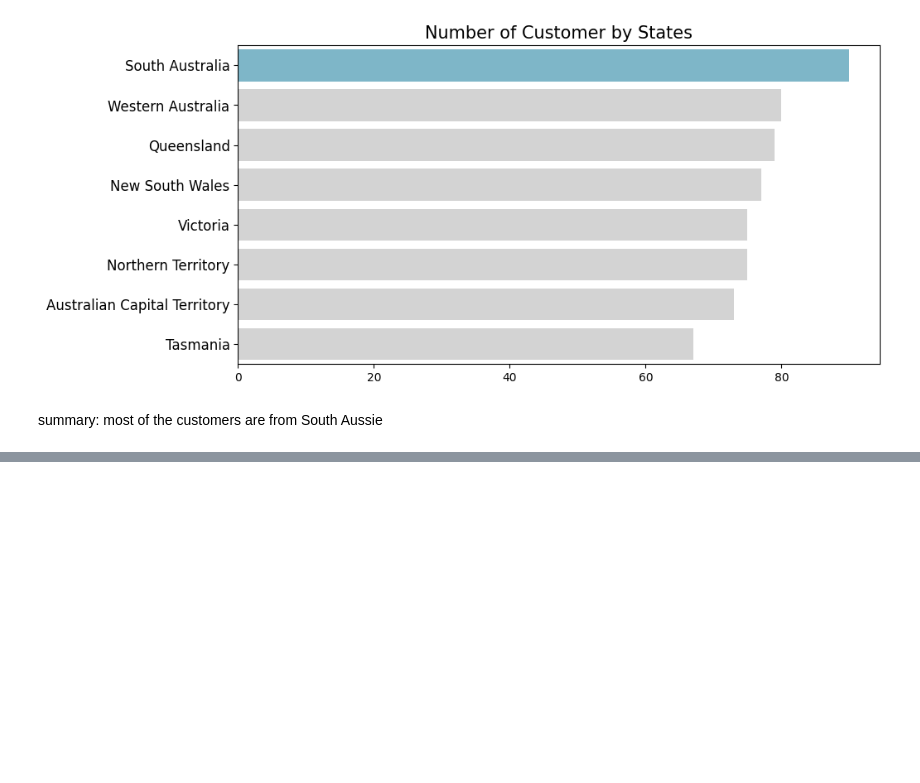
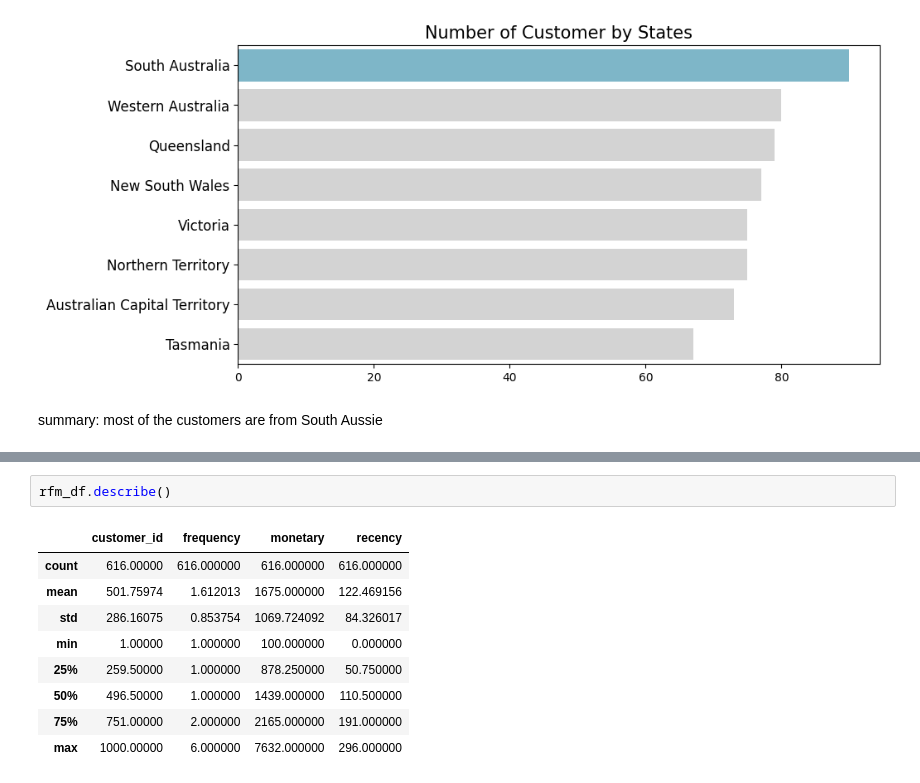
Before and after one commit to mdchrysan/shopping-analysis, a Jupyter notebook: shoppingcart_practice.ipynb, the cells around one changed output, grey strips where cells are left out. Cells and saved outputs as stored; diff of their text form; blank space fills up the shorter version.

```diff
--- a/shoppingcart_practice.ipynb
+++ b/shoppingcart_practice.ipynb
@@ -1069,0 +1115,12 @@ summary: most of the customers are from South Aussie
+# %%
+rfm_df.describe()
+# %% [output]
+|  | customer_id | frequency | monetary | recency |
+| count | 616.00000 | 616.000000 | 616.000000 | 616.000000 |
+| mean | 501.75974 | 1.612013 | 1675.000000 | 122.469156 |
+| std | 286.16075 | 0.853754 | 1069.724092 | 84.326017 |
+| min | 1.00000 | 1.000000 | 100.000000 | 0.000000 |
+| 25% | 259.50000 | 1.000000 | 878.250000 | 50.750000 |
+| 50% | 496.50000 | 1.000000 | 1439.000000 | 110.500000 |
+| 75% | 751.00000 | 2.000000 | 2165.000000 | 191.000000 |
+| max | 1000.00000 | 6.000000 | 7632.000000 | 296.000000 |
```
Also changed, not shown: parts of 12 cells of this notebook.
